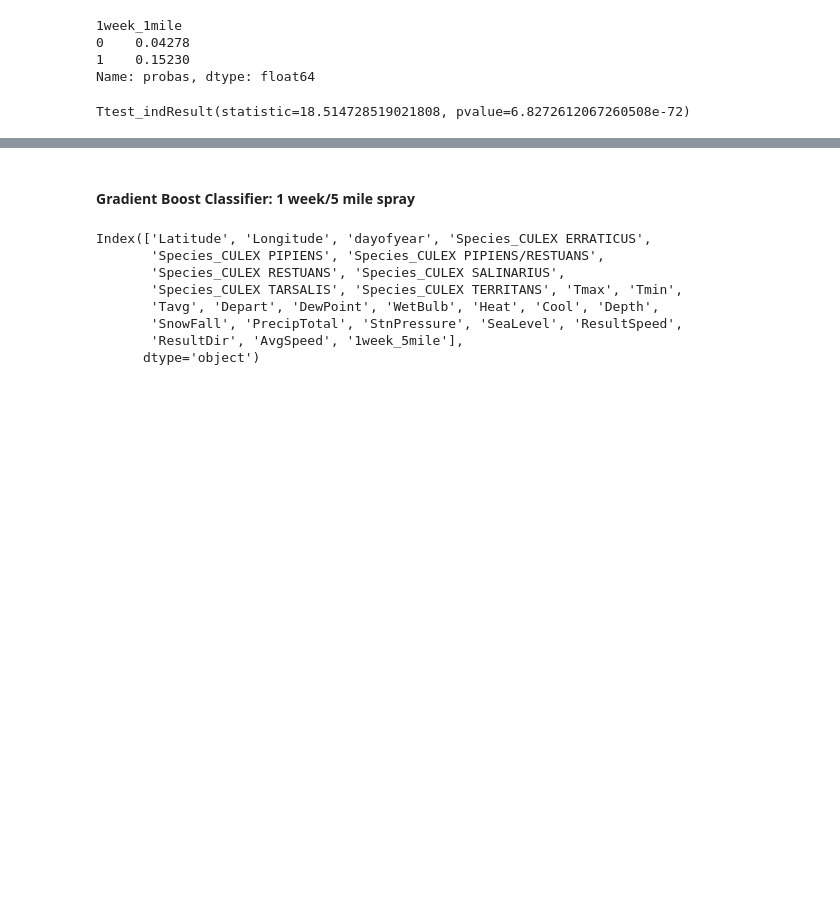
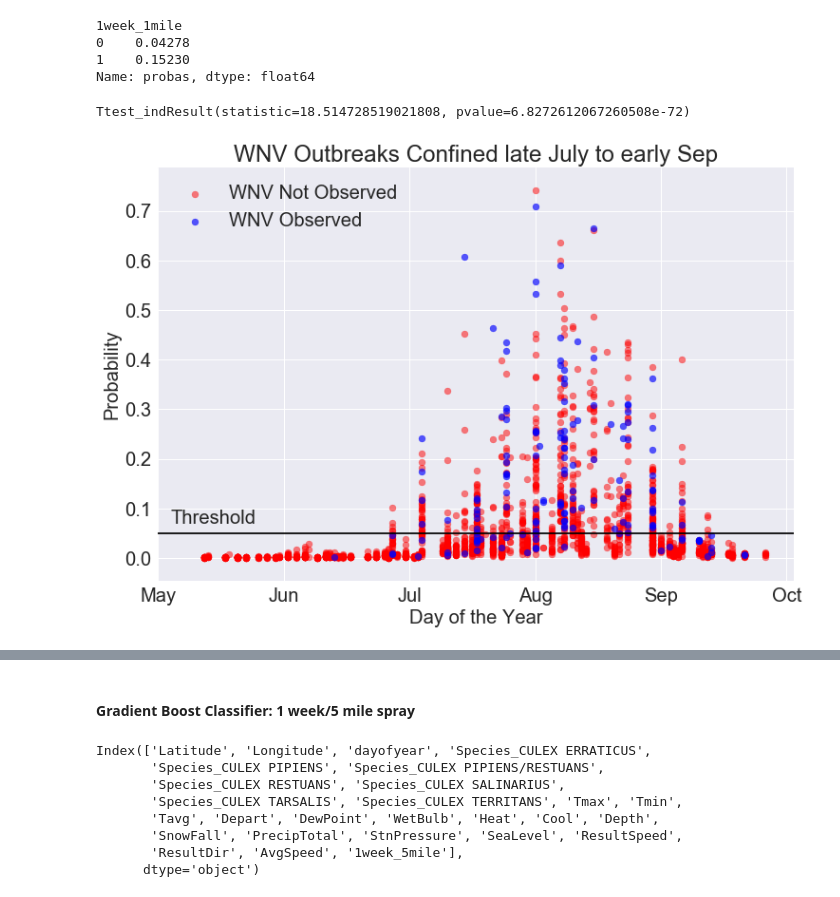
Before and after one commit to mjschillawski/west_nile_virus, a Jupyter notebook: Scoring.ipynb, the cells around one changed output, grey strips where cells are left out. Saved outputs shown, nothing was run; the diff lists cells and outputs as text; code cells hidden in the pictures; blank space fills up the shorter version.

```diff
--- a/Scoring.ipynb
+++ b/Scoring.ipynb
@@ -444,3 +446,30 @@ ttest_ind(testscores[testscores['1week_1mile']==1]['probas'],
          testscores[testscores['1week_1mile']==0]['probas'])
 # %% [output]
 Ttest_indResult(statistic=18.514728519021808, pvalue=6.8272612067260508e-72)
+# %%
+fig = plt.figure(figsize=(12,8))
+
+_ = plt.scatter(testscores[testscores['WnvPresent']==0]['dayofyear'],
+            testscores[testscores['WnvPresent']==0]['probas'],color='red',alpha=.5,
+            label='WNV Not Observed')
+
+_ = plt.scatter(testscores[testscores['WnvPresent']==1]['dayofyear'],
+            testscores[testscores['WnvPresent']==1]['probas'],color='blue',alpha=.65,
+            label='WNV Observed')
+
+
+_ = plt.title("WNV Outbreaks Confined late July to early Sep",fontsize='xx-large')
+
+_ = plt.xlabel('Day of the Year',fontsize='x-large')
+_ = plt.ylabel('Probability',fontsize='x-large')
+
+_ = plt.xticks(range(137,289,30),
+               ['May','Jun','Jul','Aug','Sep','Oct'],
+               fontsize='x-large')
+_ = plt.yticks(fontsize='x-large')
+
+_ = plt.axhline(.05,color='black')
+_ = plt.legend(fontsize='x-large')
+_ = plt.text(140,.07,'Threshold',fontsize='x-large')
+# %% [output]
+[figure, added]
```
Also changed, not shown: parts of 3 cells of this notebook, 2 other files.
